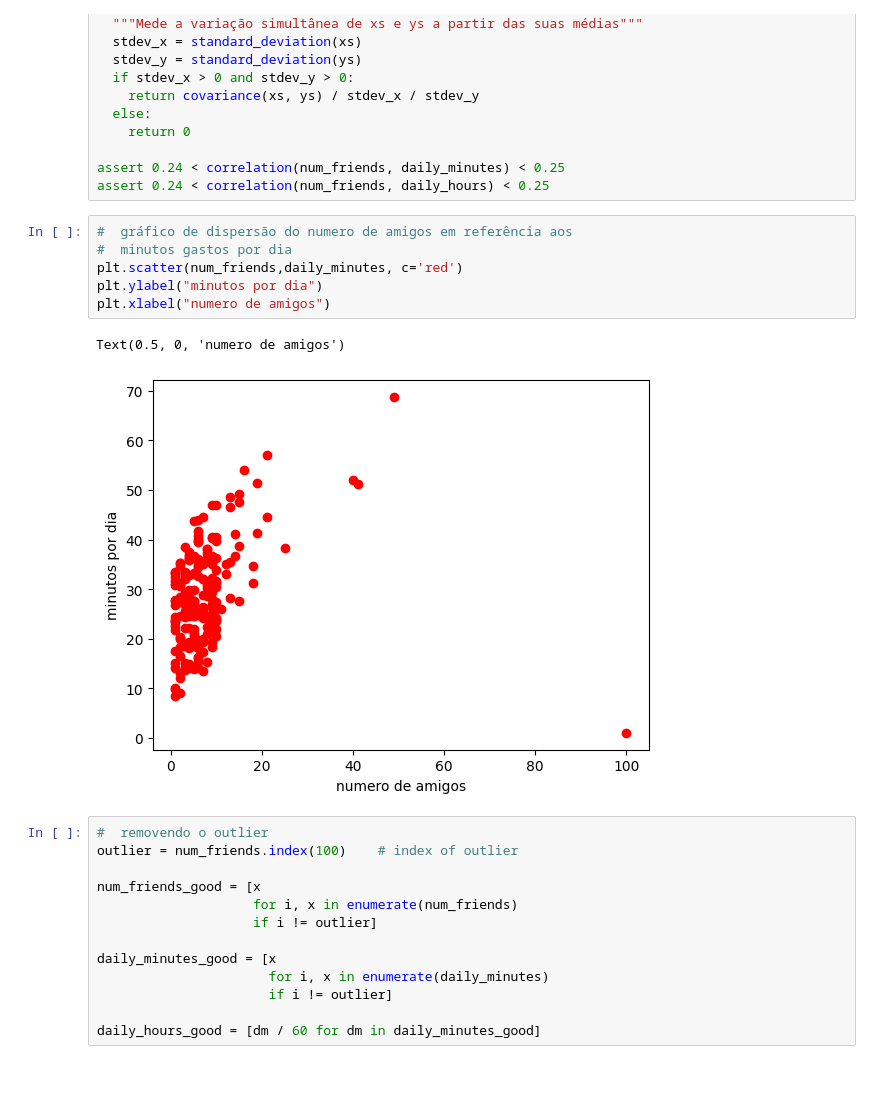
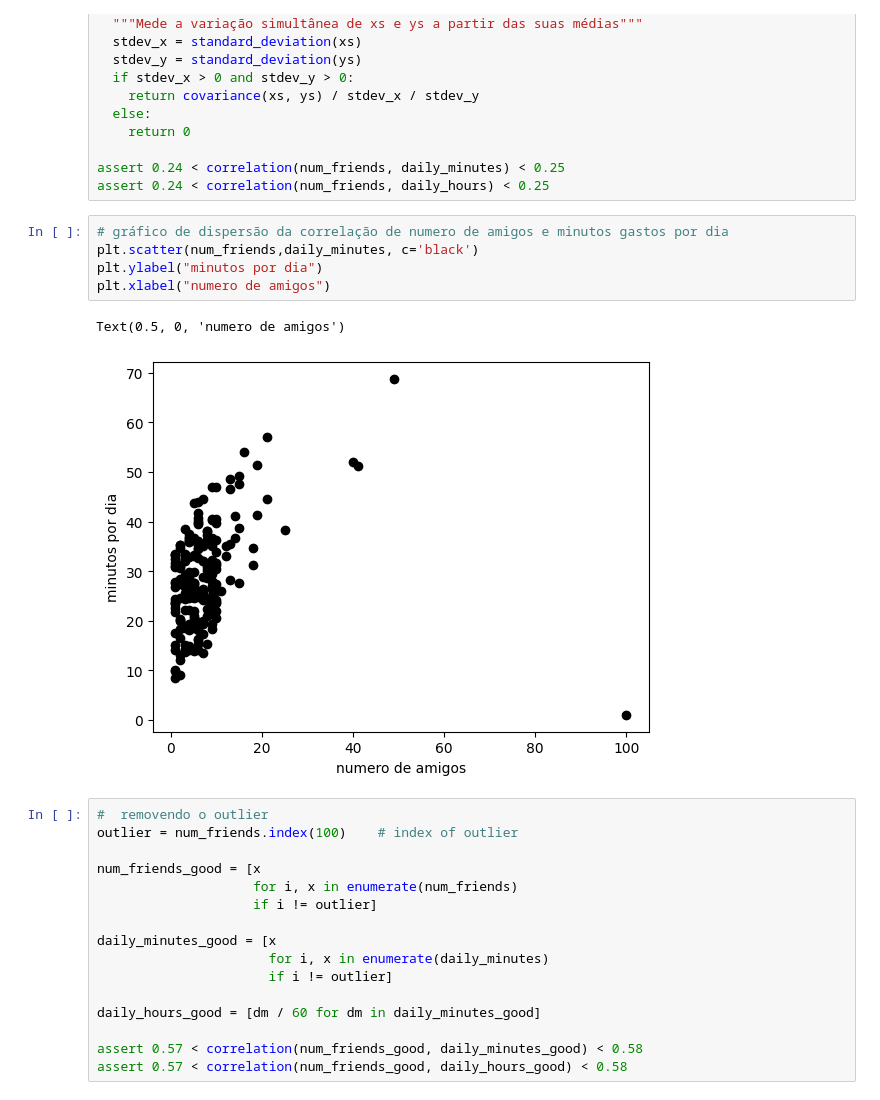
Before and after one commit to hernandemonteiro/data_science_do_zero, a Jupyter notebook: livro_data_science_do_zero.ipynb, the cells around one changed output. Drawn from its saved outputs; the diff is of its cells as text.

```diff
--- a/livro_data_science_do_zero.ipynb
+++ b/livro_data_science_do_zero.ipynb
@@ -790,14 +794,13 @@ def correlation(xs: List[float], ys: List[float]):
 assert 0.24 < correlation(num_friends, daily_minutes) < 0.25
 assert 0.24 < correlation(num_friends, daily_hours) < 0.25
 # %%
-#  gráfico de dispersão do numero de amigos em referência aos
-#  minutos gastos por dia
-plt.scatter(num_friends,daily_minutes, c='red')
+# gráfico de dispersão da correlação de numero de amigos e minutos gastos por dia
+plt.scatter(num_friends,daily_minutes, c='black')
 plt.ylabel("minutos por dia")
 plt.xlabel("numero de amigos")
 # %% [output]
 Text(0.5, 0, 'numero de amigos')
-[figure, old version]
+[figure, new version]
 # %%
 #  removendo o outlier
 outlier = num_friends.index(100)    # index of outlier
@@ -811,3 +814,6 @@ daily_minutes_good = [x
                       if i != outlier]
 
 daily_hours_good = [dm / 60 for dm in daily_minutes_good]
+
+assert 0.57 < correlation(num_friends_good, daily_minutes_good) < 0.58
+assert 0.57 < correlation(num_friends_good, daily_hours_good) < 0.58
```
Also changed, not shown: parts of 90 cells of this notebook.
